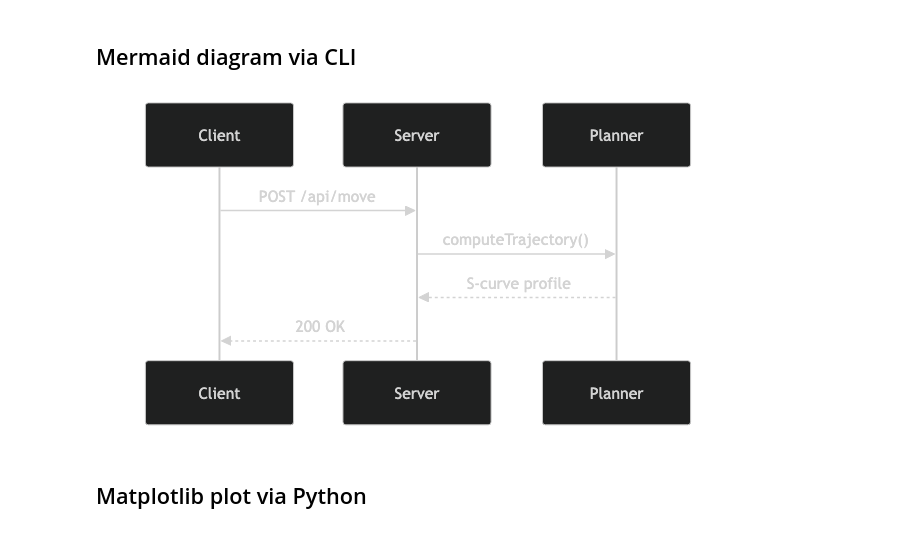
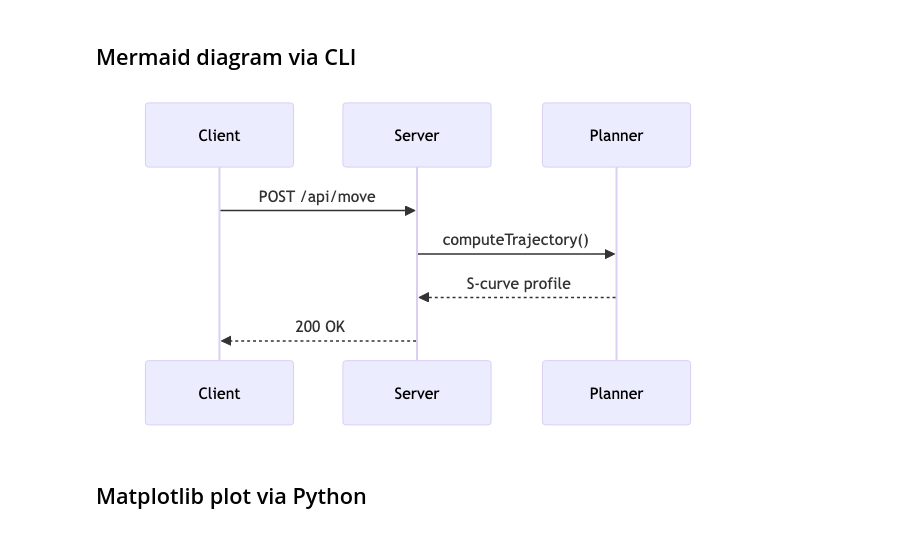
Before and after one commit to dbuezas/bunbook, a Jupyter notebook: examples/display/display.ipynb, the cells around one changed output. Cells and saved outputs as stored; diff of their text form; code cells hidden in the pictures.

```diff
--- a/examples/display/display.ipynb
+++ b/examples/display/display.ipynb
@@ -101,18 +101,18 @@ Fetched 11067-byte image from picsum.photos
 # %%
 // Render a Mermaid diagram to PNG using mmdc (installed on the fly via bunx)
 const sequence = Buffer.from(`
 sequenceDiagram
   Client->>Server: POST /api/move
   Server->>Planner: computeTrajectory()
   Planner-->>Server: S-curve profile
   Server-->>Client: 200 OK
 `);
 
 const png =
-  await Bun.$`bunx -p @mermaid-js/mermaid-cli mmdc -i - -o - -e png -t dark -b transparent < ${sequence}`.arrayBuffer();
+  await Bun.$`bunx -p @mermaid-js/mermaid-cli mmdc -i - -o - -e png < ${sequence}`.arrayBuffer();
 display.image(new Uint8Array(png));
 # %% [output]
-[figure, old version]
+[figure, new version]
 # %%
 // Render a different Mermaid diagram to SVG
 const flowchart = Buffer.from(`
```
Also changed, not shown: parts of 3 cells of this notebook, 4 other files.
